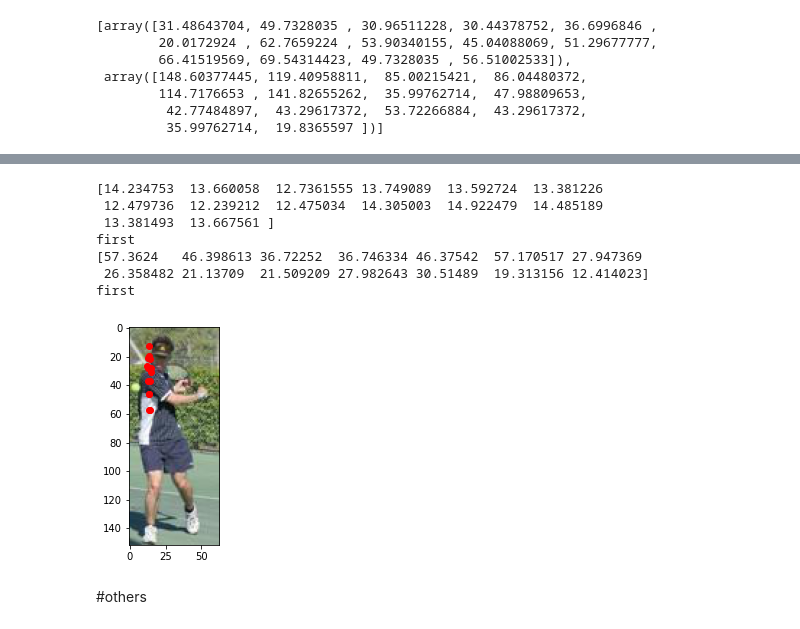
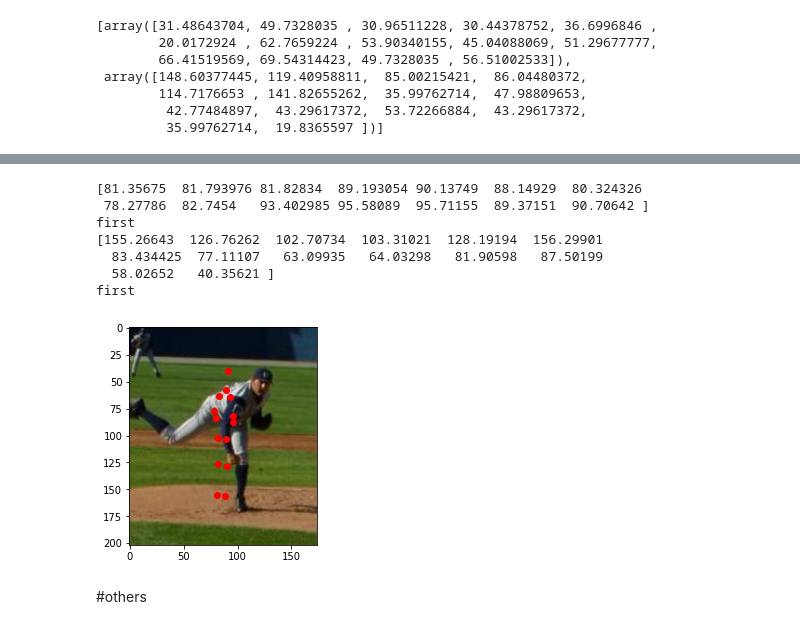
Before and after one commit to Nadiam75/DeepLearning_HW_2, a Jupyter notebook: deepPose.ipynb, the cells around one changed output, grey strips where cells are left out. Cells and saved outputs as stored; diff of their text form; code cells hidden in the pictures.

```diff
--- a/deepPose.ipynb
+++ b/deepPose.ipynb
@@ -101,6 +94,8 @@ images_directory=os.listdir('/content/images')
 target_size=(220,220)
 resized_images=[]
 resized_poses=[]
+std_poses = []
+hws = []
 original_scale=[]
 originalImages = []
 dictionaryOfTrainImages = {}
@@ -138,6 +133,8 @@ for idx,x in progressbar.progressbar(enumerate(images_directory)):
     # resized_poses.appned (  [   (poses[0,:,idx] - width/2 )/ width * 2  , (poses[1,:,idx]-height/2) /height*2 ]   )
 
     resized_poses.append(  [ poses[0,:,idx]*220 / height ,    poses[1, : , idx]  *220/ width ])
+    std_poses.append (  [ poses[0,:,idx] / height   - 0.5  ,   poses[1, : , idx]  / width - 0.5 ] )
+    hws.append ( [height , width])
     # if idx == 1:
     #   print("esjkgk")
     #   print (" width" , width)
@@ -548,14 +548,14 @@ actual
 # %%
-DeepPose.draw_pose('images/im1310.jpg')
+DeepPose.draw_pose('images/im1210.jpg')
 # %% [output]
-[14.234753  13.660058  12.7361555 13.749089  13.592724  13.381226
- 12.479736  12.239212  12.475034  14.305003  14.922479  14.485189
- 13.381493  13.667561 ]
+[81.35675  81.793976 81.82834  89.193054 90.13749  88.14929  80.324326
+ 78.27786  82.7454   93.402985 95.58089  95.71155  89.37151  90.70642 ]
 first
-[57.3624   46.398613 36.72252  36.746334 46.37542  57.170517 27.947369
- 26.358482 21.13709  21.509209 27.982643 30.51489  19.313156 12.414023]
+[155.26643  126.76262  102.70734  103.31021  128.19194  156.29901
+  83.434425  77.11107   63.09935   64.03298   81.90598   87.50199
+  58.02652   40.35621 ]
 first
-[figure, old version]
+[figure, new version]
 # %% [markdown]
 #others
 # %%
```
Also changed, not shown: parts of 14 cells of this notebook.
